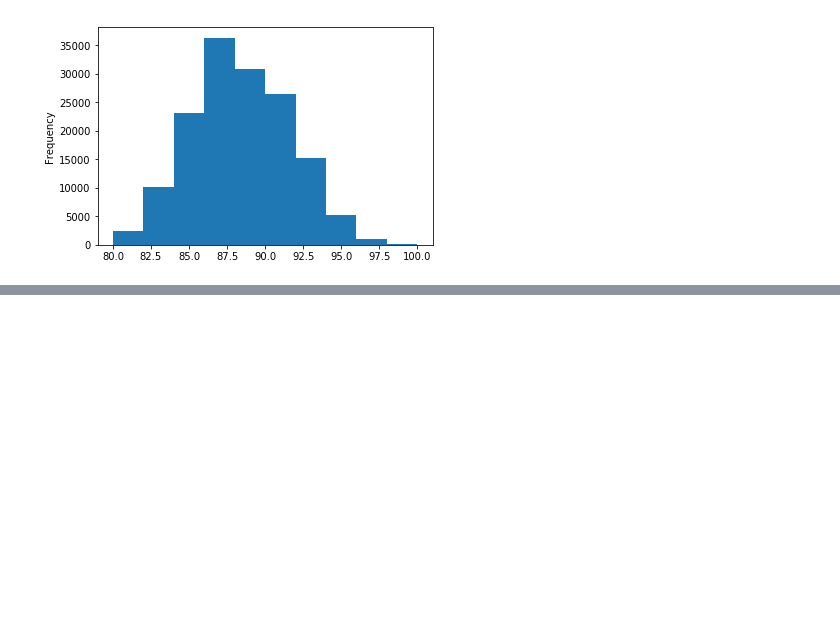
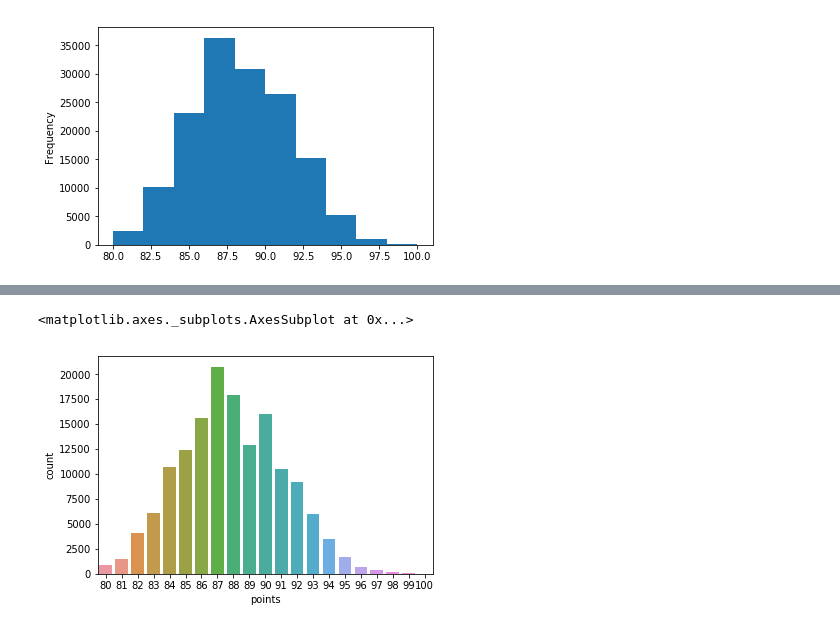
Before and after one commit to animesh371/MachineLearning, a Jupyter notebook: DataVisualization/Visualizing Wine data set.ipynb, the cells around one changed output, grey strips where cells are left out. Saved outputs shown, nothing was run; the diff lists cells and outputs as text; code cells hidden in the pictures; blank space fills up the shorter version.

```diff
--- a/DataVisualization/Visualising Wine data set.ipynb
+++ b/DataVisualization/Visualizing Wine data set.ipynb
@@ -75,0 +112,5 @@ reviews['points'].plot.hist()
+# %%
+sns.countplot(reviews['points'])
+# %% [output]
+<matplotlib.axes._subplots.AxesSubplot at 0x...>
+[figure, added]
```
Also changed, not shown: parts of 8 cells of this notebook.
